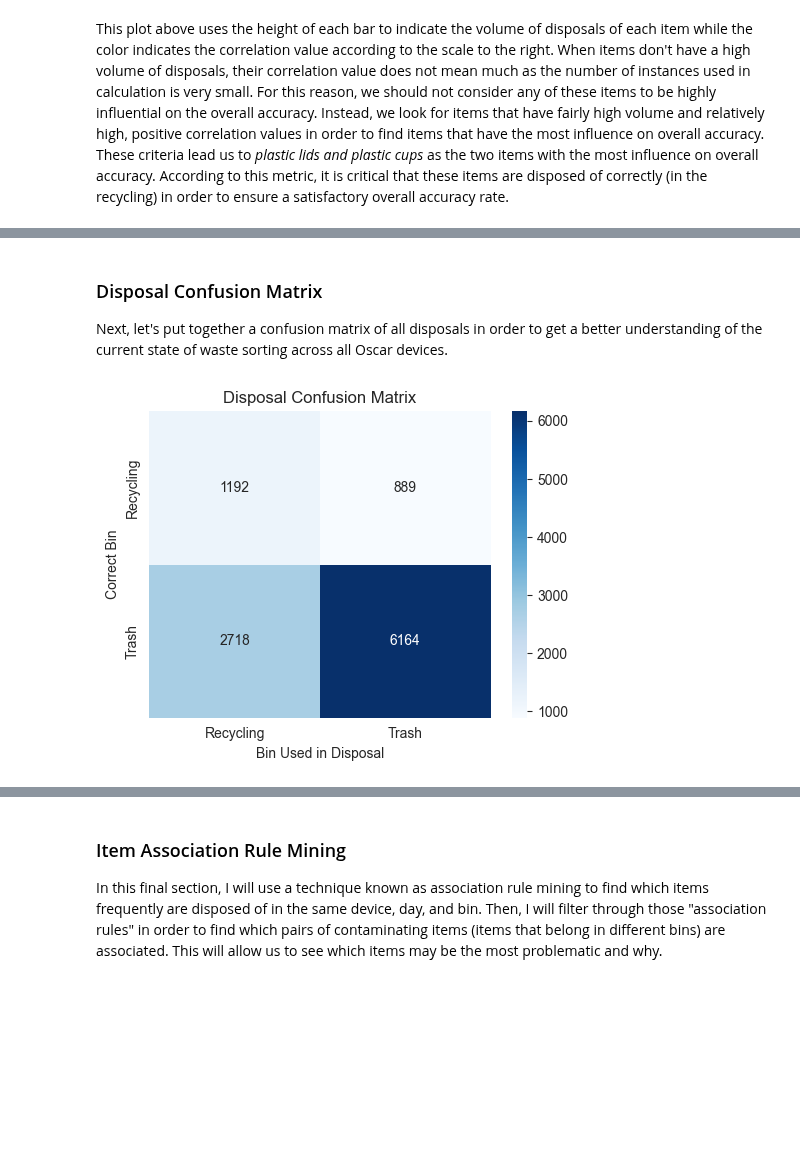
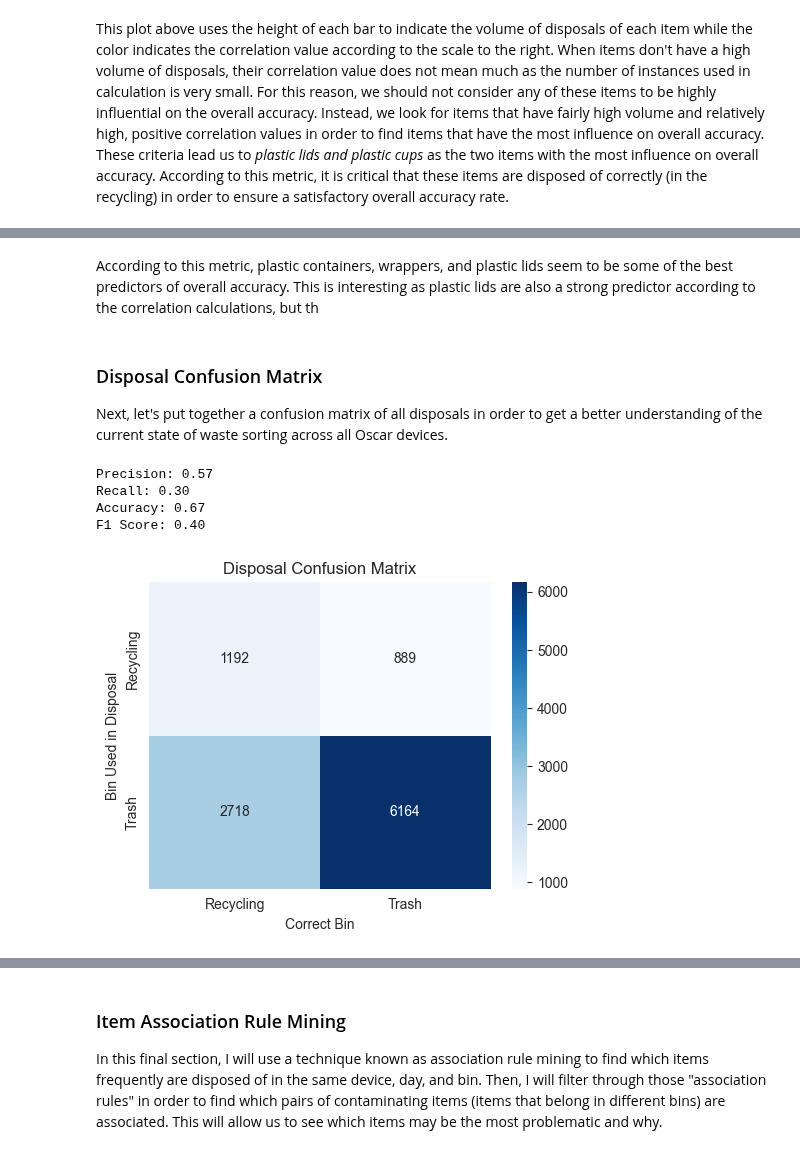
Before and after one commit to bps78/Oscar-Research-Project, a Jupyter notebook: oscar_project.ipynb, the cells around one changed output, grey strips where cells are left out. Drawn from its saved outputs; the diff is of its cells as text; code cells hidden in the pictures; blank space fills up the shorter version.

```diff
--- a/oscar_project.ipynb
+++ b/oscar_project.ipynb
@@ -699,24 +835,45 @@ This plot above uses the height of each bar to indicate the volume of disposals
+# %% [markdown]
+According to this metric, plastic containers, wrappers, and plastic lids seem to be some of the best predictors of overall accuracy. This is interesting as plastic lids are also a strong predictor according to the correlation calculations, but th
 # %% [markdown]
 ### Disposal Confusion Matrix
 Next, let's put together a confusion matrix of all disposals in order to get a better understanding of the current state of waste sorting across all Oscar devices.
 # %%
+#TN
 garbage_in_garbage = disposals[(disposals['Correct Bin'] == 'Trash') & (disposals['Contaminants'] == 0)]['Disposals'].sum()
-recycling_in_garbage = disposals[(disposals['Correct Bin'] == 'Trash') & (disposals['Contaminants'] > 0)]['Disposals'].sum()
+#FN
+garbage_in_recycling = disposals[(disposals['Correct Bin'] == 'Trash') & (disposals['Contaminants'] > 0)]['Disposals'].sum()
+#TP
 recycling_in_recycling = disposals[(disposals['Correct Bin'] == 'Recycling') & (disposals['Contaminants'] == 0)]['Disposals'].sum()
-garbage_in_recycling = disposals[(disposals['Correct Bin'] == 'Recycling') & (disposals['Contaminants'] > 0)]['Disposals'].sum()
+#FP
+recycling_in_garbage = disposals[(disposals['Correct Bin'] == 'Recycling') & (disposals['Contaminants'] > 0)]['Disposals'].sum()
 
-confusion_matrix = np.array([[recycling_in_recycling, recycling_in_garbage],[garbage_in_recycling, garbage_in_garbage]])
-conf_df = pd.DataFrame(confusion_matrix, index=['Recycling', 'Trash'], columns=['Recycling', 'Trash'])
+confusion_matrix = np.array([[garbage_in_garbage, recycling_in_garbage],[garbage_in_recycling, recycling_in_recycling]])
+
+
+#Calculate Metrics
+precision = recycling_in_recycling / (recycling_in_recycling + garbage_in_recycling)
+recall = recycling_in_recycling / (recycling_in_recycling + recycling_in_garbage)
+accuracy = (recycling_in_recycling + garbage_in_garbage) / (recycling_in_recycling + garbage_in_recycling + recycling_in_garbage + garbage_in_garbage)
+f1_score = 2 * (precision * recall) / (precision + recall)
+
+print(f"Precision: {precision:.2f}")
+print(f"Recall: {recall:.2f}")
+print(f"Accuracy: {accuracy:.2f}")
+print(f"F1 Score: {f1_score:.2f}")
 
 plt.figure(figsize=(5, 4))
 sns.heatmap(conf_df, annot=True, fmt='d', cmap='Blues')
 plt.title('Disposal Confusion Matrix')
-plt.ylabel('Correct Bin')
-plt.xlabel('Bin Used in Disposal')
+plt.xlabel('Correct Bin')
+plt.ylabel('Bin Used in Disposal')
 plt.tight_layout()
 plt.show()
 # %% [output]
+Precision: 0.57
+Recall: 0.30
+Accuracy: 0.67
+F1 Score: 0.40
-[figure, old version]
+[figure, new version]
 # %% [markdown]
 The confusion matrix above clearly shows that the most common waste sorting inaccuracy is placing non-recyclable items in the recycling bin. This outcome occurs more than three times as often as recycling being placed in the garbage bin. With this being said, let's break down the context and implications of each of the four possible outcomes in this matrix.
 
```
Also changed, not shown: parts of 20 cells of this notebook, 1 other file.
